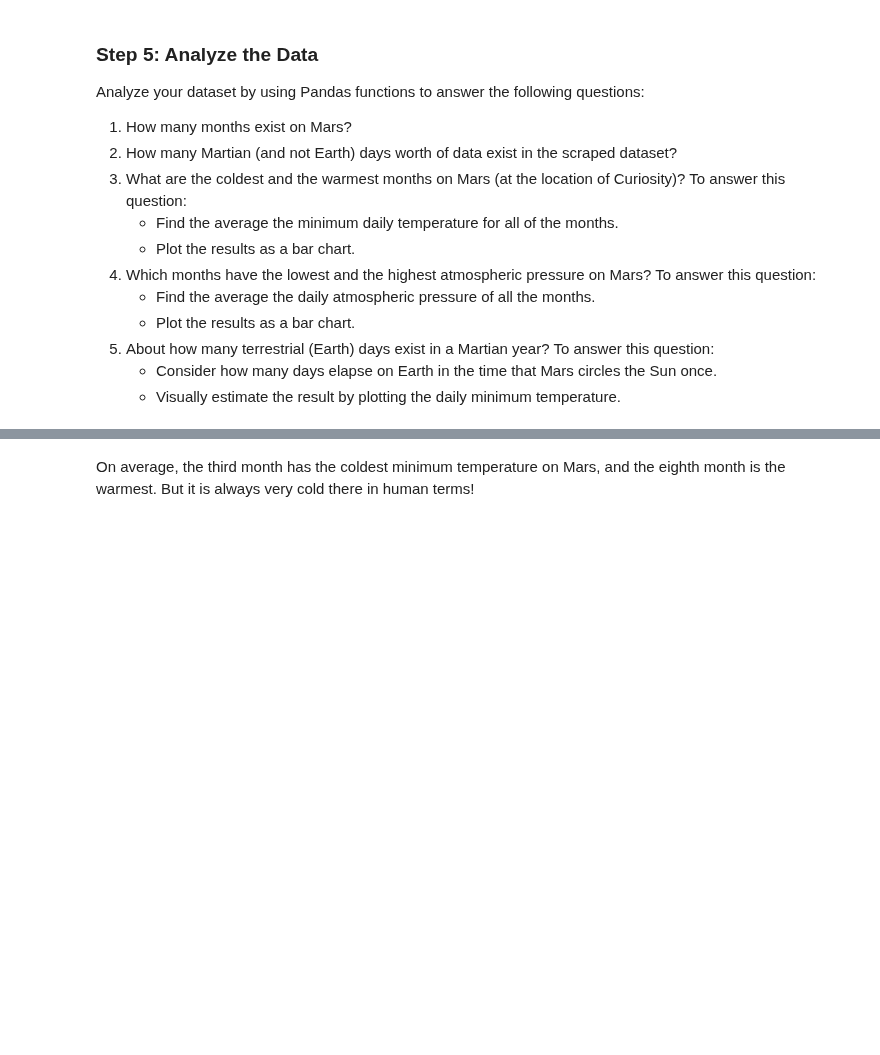
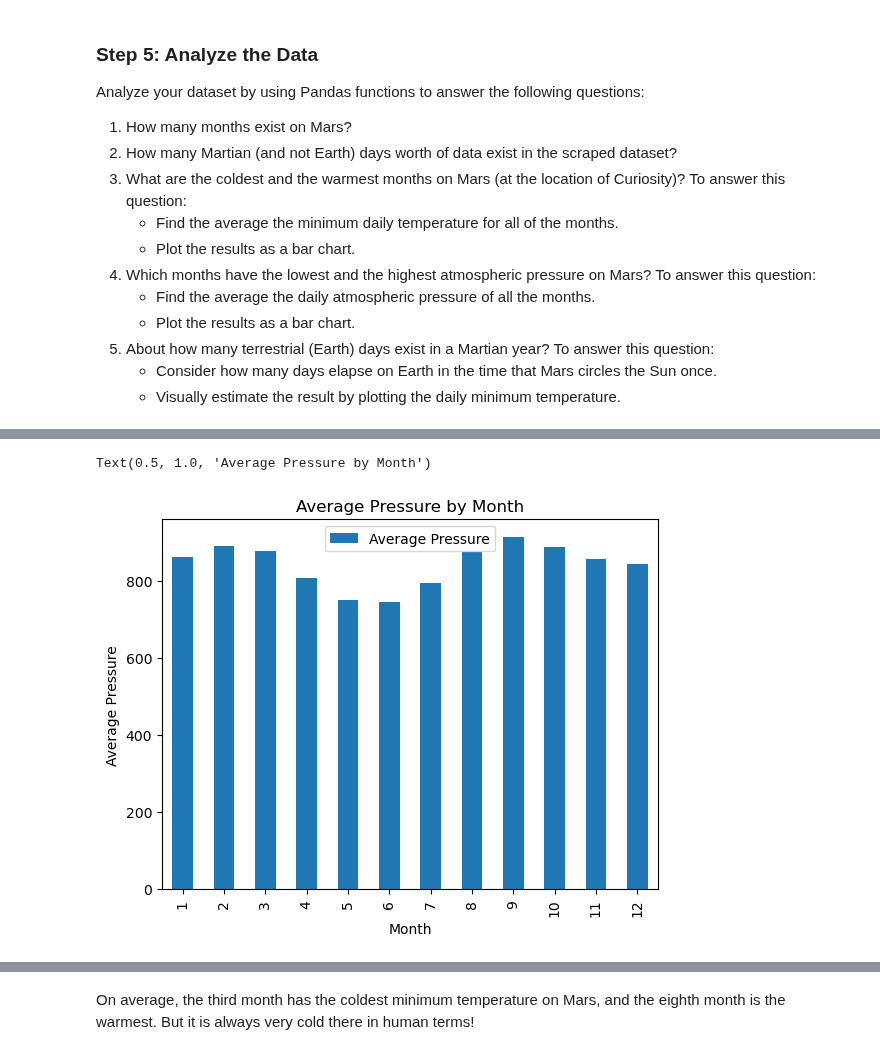
Before and after one commit to andrew8185/data-scraping-challenge, a Jupyter notebook: Starter_Code/part_2_mars_weather.ipynb, the cells around one changed output, grey strips where cells are left out. Drawn from its saved outputs; the diff is of its cells as text; code cells hidden in the pictures; blank space fills up the shorter version.

```diff
--- a/Starter_Code/part_2_mars_weather.ipynb
+++ b/Starter_Code/part_2_mars_weather.ipynb
@@ -146,0 +212,7 @@ Analyze your dataset by using Pandas functions to answer the following questions
+# %%
+# 4. Average pressure by Martian month
+mars_avg_pressure = mars_temps_df.groupby(['month']).mean()['pressure']
+mars_avg_pressure_df = pd.DataFrame({'Average Pressure':mars_avg_pressure})
+mars_avg_pressure_df.reset_index(inplace=True)
+
+display(mars_avg_pressure_df)
@@ -146,0 +233,10 @@ Analyze your dataset by using Pandas functions to answer the following questions
+# %%
+# Plot the average pressure by month
+mars_avg_pressure_chart = mars_avg_pressure_df.plot(x= 'month', y= 'Average Pressure', kind = 'bar')
+
+mars_avg_pressure_chart.set_xlabel('Month')
+mars_avg_pressure_chart.set_ylabel('Average Pressure')
+mars_avg_pressure_chart.set_title('Average Pressure by Month')
+# %% [output]
+Text(0.5, 1.0, 'Average Pressure by Month')
+[figure, added]
```
Also changed, not shown: parts of 17 cells of this notebook, 1 other file.
